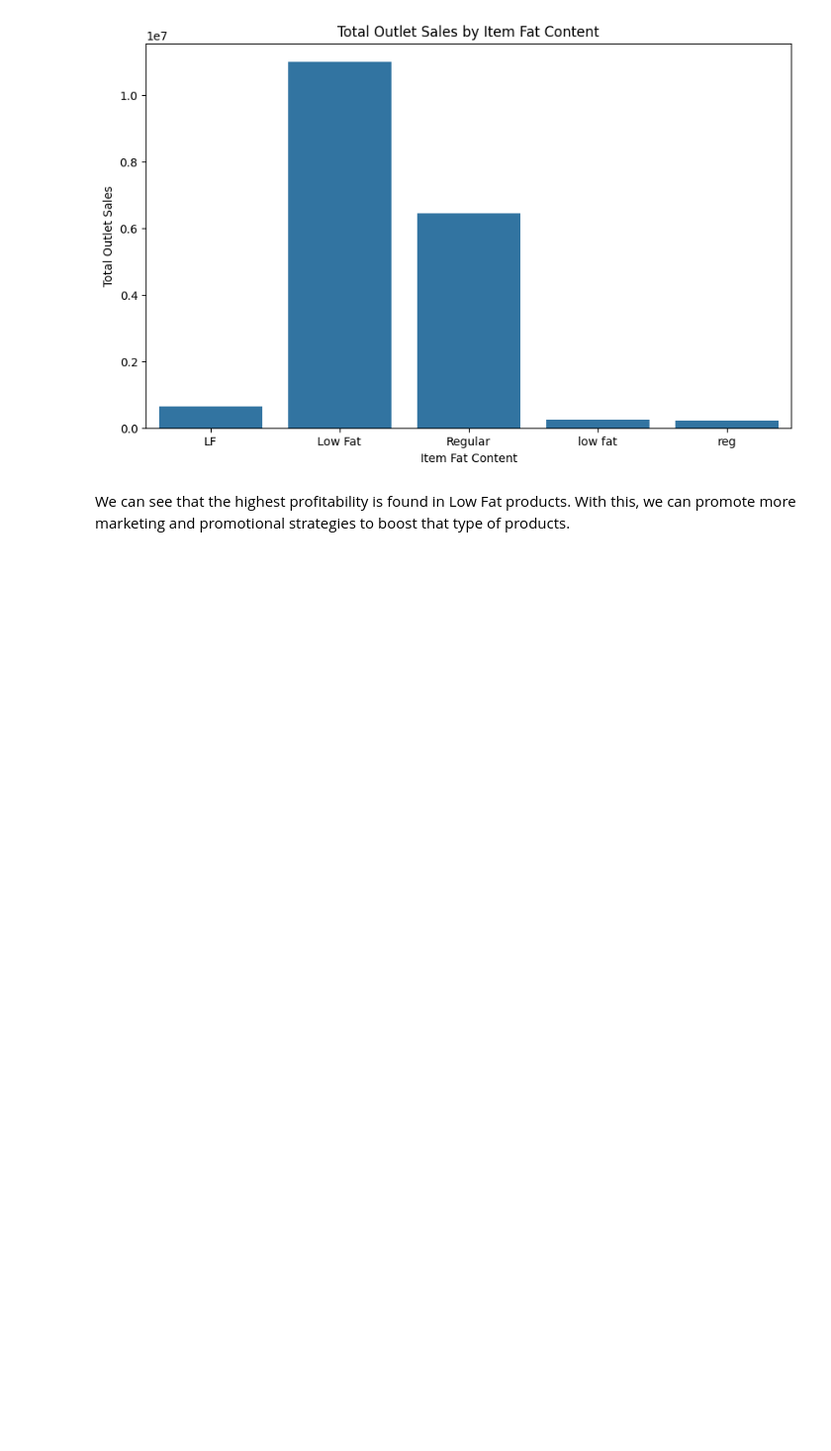
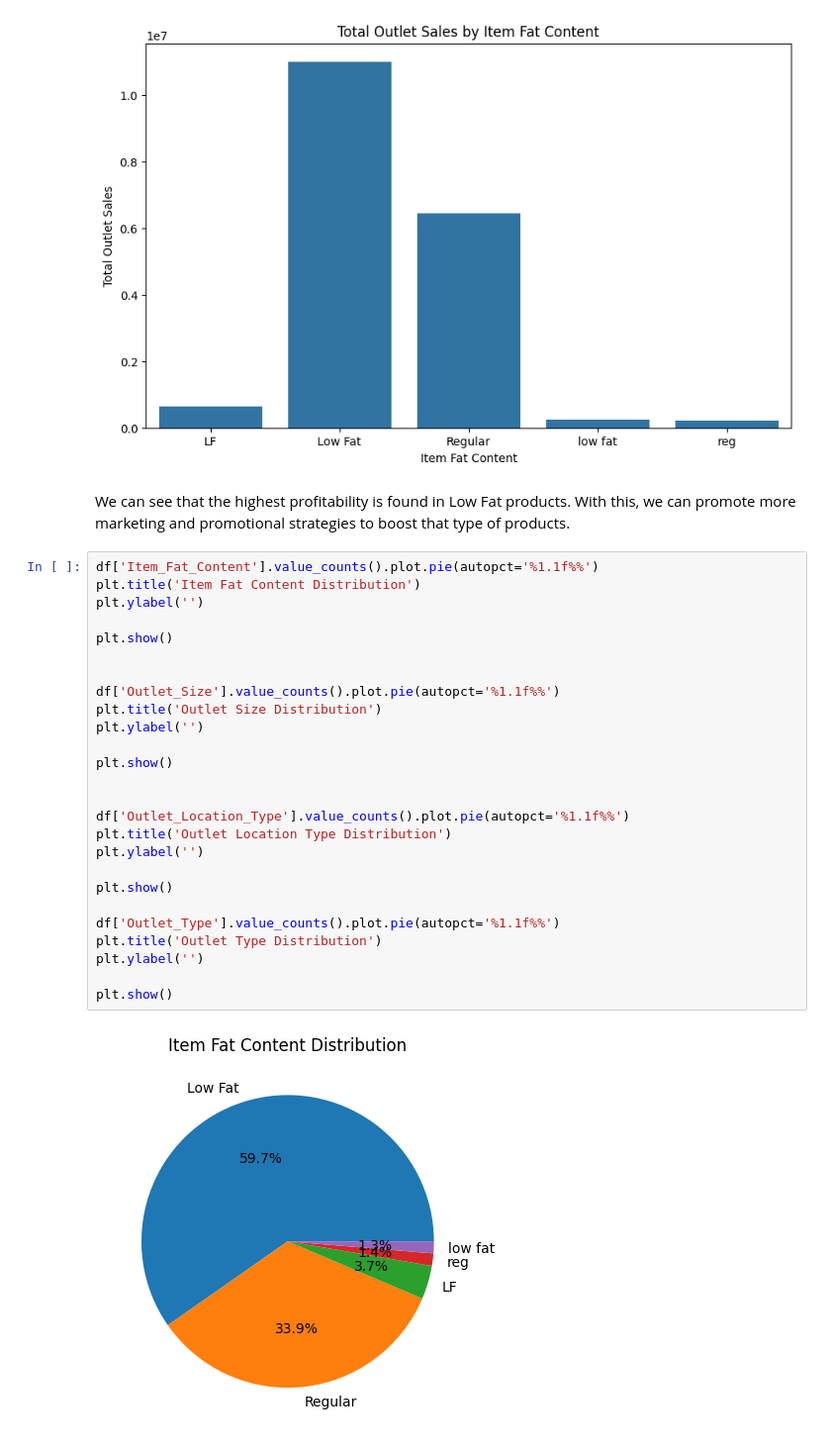
Before and after one commit to RenzoX96/Sales_prediction, a Jupyter notebook: Data_cleaning.ipynb, the cells around one changed output. Shown at 99% size. Drawn from its saved outputs; the diff is of its cells as text; blank space fills up the shorter version.

```diff
--- a/Data_cleaning.ipynb
+++ b/Data_cleaning.ipynb
@@ -213,3 +213,31 @@ plt.show()
 [figure]
 # %% [markdown]
 We can see that the highest profitability is found in Low Fat products. With this, we can promote more marketing and promotional strategies to boost that type of products.
+# %%
+df['Item_Fat_Content'].value_counts().plot.pie(autopct='%1.1f%%')
+plt.title('Item Fat Content Distribution')
+plt.ylabel('')
+
+plt.show()
+
+
+df['Outlet_Size'].value_counts().plot.pie(autopct='%1.1f%%')
+plt.title('Outlet Size Distribution')
+plt.ylabel('')
+
+plt.show()
+
+
+df['Outlet_Location_Type'].value_counts().plot.pie(autopct='%1.1f%%')
+plt.title('Outlet Location Type Distribution')
+plt.ylabel('')
+
+plt.show()
+
+df['Outlet_Type'].value_counts().plot.pie(autopct='%1.1f%%')
+plt.title('Outlet Type Distribution')
+plt.ylabel('')
+
+plt.show()
+# %% [output]
+[figure, added]
```
Also changed, not shown: parts of 1 cell of this notebook.
